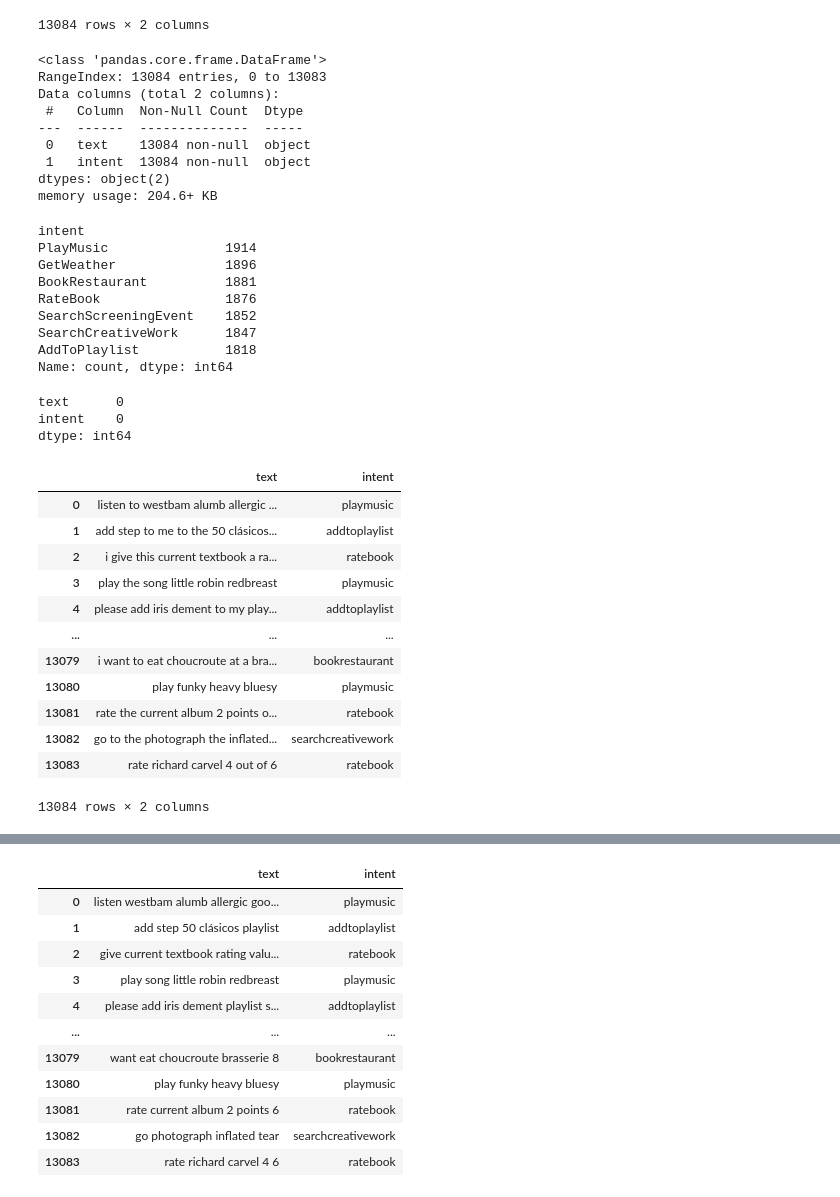
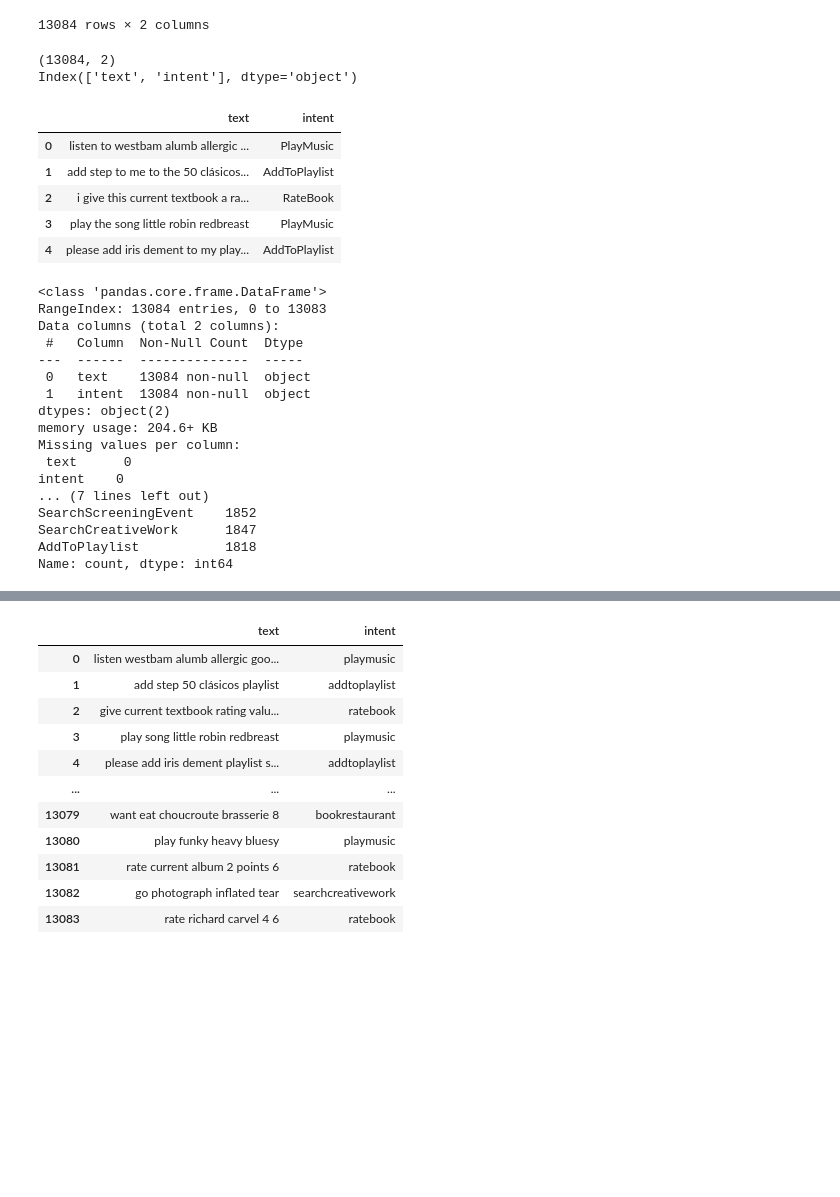
Before and after one commit to smebad/Fine-Tuning-Models, a Jupyter notebook: Fine Tuning Distil Bert/main.ipynb, the cells around one changed output, grey strips where cells are left out. Saved outputs shown, nothing was run; the diff lists cells and outputs as text; code cells hidden in the pictures; blank space fills up the shorter version.

```diff
--- a/Fine Tuning Distil Bert/main.ipynb
+++ b/Fine Tuning Distil Bert/main.ipynb
@@ -30,54 +30,39 @@ df
 | 13083 | rate richard carvel 4 out of 6 | RateBook |
 13084 rows × 2 columns
 # %%
+# Initial data exploration
+print(df.shape)
+print(df.columns)
+display(df.head())
 df.info()
+print("Missing values per column:\n", df.isnull().sum())
+print("Label counts:\n", df['intent'].value_counts())
 # %% [output]
-<class 'pandas.core.frame.DataFrame'>
-RangeIndex: 13084 entries, 0 to 13083
-Data columns (total 2 columns):
- #   Column  Non-Null Count  Dtype
----  ------  --------------  -----
- 0   text    13084 non-null  object
- 1   intent  13084 non-null  object
-dtypes: object(2)
-memory usage: 204.6+ KB
+(13084, 2)
+Index(['text', 'intent'], dtype='object')
+|  | text | intent |
+| 0 | listen to westbam alumb allergic ... | PlayMusic |
+| 1 | add step to me to the 50 clásicos... | AddToPlaylist |
+| 2 | i give this current textbook a ra... | RateBook |
+| 3 | play the song little robin redbreast | PlayMusic |
+| 4 | please add iris dement to my play... | AddToPlaylist |
+<class 'pandas.core.frame.DataFrame'>
+RangeIndex: 13084 entries, 0 to 13083
+Data columns (total 2 columns):
+ #   Column  Non-Null Count  Dtype
+---  ------  --------------  -----
+ 0   text    13084 non-null  object
+ 1   intent  13084 non-null  object
+dtypes: object(2)
+memory usage: 204.6+ KB
+Missing values per column:
+ text      0
+intent    0
+... (7 lines left out)
+SearchScreeningEvent    1852
+SearchCreativeWork      1847
+AddToPlaylist           1818
+Name: count, dtype: int64
-# %%
-df['intent'].value_counts()
-# %% [output]
-intent
-PlayMusic               1914
-GetWeather              1896
-BookRestaurant          1881
-RateBook                1876
-SearchScreeningEvent    1852
-SearchCreativeWork      1847
-AddToPlaylist           1818
-Name: count, dtype: int64
-# %%
-df.isnull().sum()
-# %% [output]
-text      0
-intent    0
-dtype: int64
-# %%
-# eda
-df['intent'] = df['intent'].str.lower()
-df['text'] = df['text'].str.lower()
-df
-# %% [output]
-|  | text | intent |
-| 0 | listen to westbam alumb allergic ... | playmusic |
-| 1 | add step to me to the 50 clásicos... | addtoplaylist |
-| 2 | i give this current textbook a ra... | ratebook |
-| 3 | play the song little robin redbreast | playmusic |
-| 4 | please add iris dement to my play... | addtoplaylist |
-| ... | ... | ... |
-| 13079 | i want to eat choucroute at a bra... | bookrestaurant |
-| 13080 | play funky heavy bluesy | playmusic |
-| 13081 | rate the current album 2 points o... | ratebook |
-| 13082 | go to the photograph the inflated... | searchcreativework |
-| 13083 | rate richard carvel 4 out of 6 | ratebook |
-13084 rows × 2 columns
 # %%
 # prepare stopwords
 nltk.download('stopwords')
```
Also changed, not shown: parts of 4 cells of this notebook.
